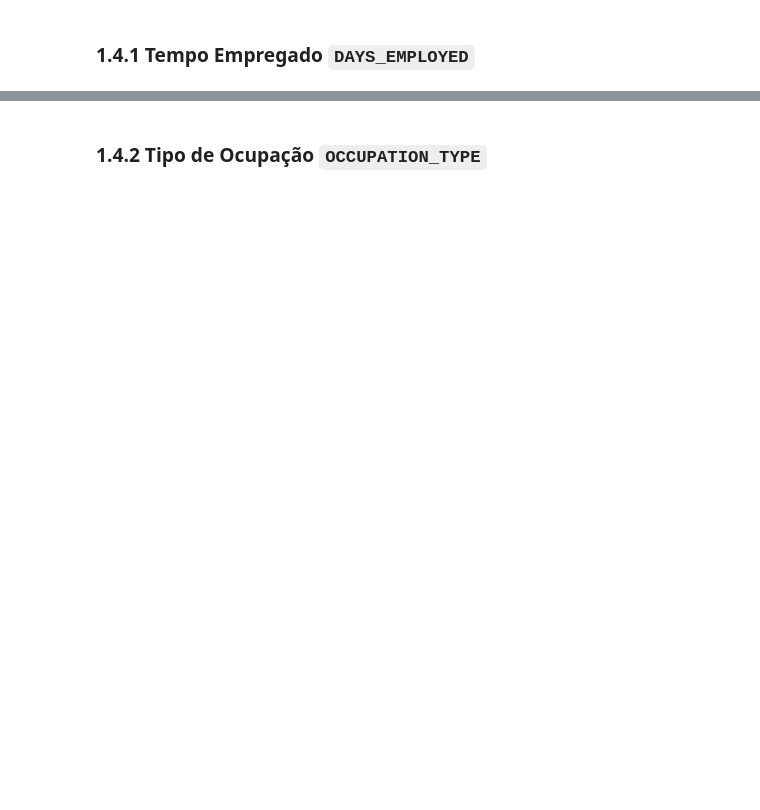
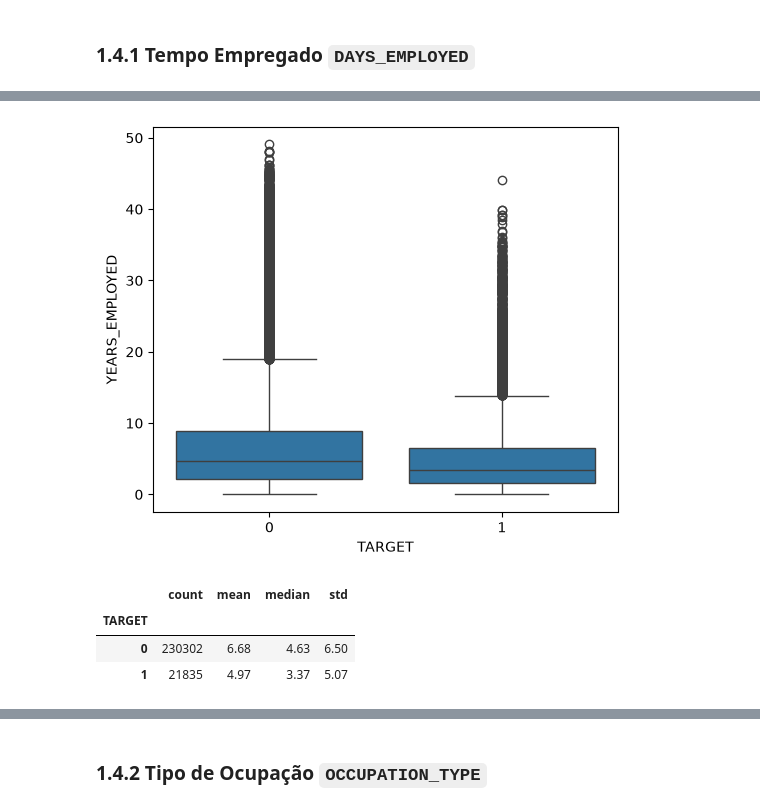
Before and after one commit to luccascruz/projeto-ml-labdata, a Jupyter notebook: DataPipeline/exp_analysis.ipynb, the cells around one changed output, grey strips where cells are left out. Cells and saved outputs as stored; diff of their text form; code cells hidden in the pictures; blank space fills up the shorter version.

```diff
--- a/DataPipeline/exp_analysis.ipynb
+++ b/DataPipeline/exp_analysis.ipynb
@@ -1155,2 +1246,25 @@ emprego = [
+# %%
+plt.figure(figsize=(6,5))
+
+sns.boxplot(
+    data=df_application.assign(YEARS_EMPLOYED=years_employed),
+    x="TARGET",
+    y="YEARS_EMPLOYED"
+)
+
+plt.show()
+# %% [output]
+[figure, added]
+# %%
+df_application.assign(
+    YEARS_EMPLOYED=years_employed
+).groupby("TARGET")["YEARS_EMPLOYED"].agg(
+    ["count","mean","median","std"]
+)
+# %% [output]
+|  | count | mean | median | std |
+| TARGET |  |  |  |  |
+| 0 | 230302 | 6.68 | 4.63 | 6.50 |
+| 1 | 21835 | 4.97 | 3.37 | 5.07 |
 # %% [markdown]
 #### Observações
```
Also changed, not shown: parts of 96 cells of this notebook.
